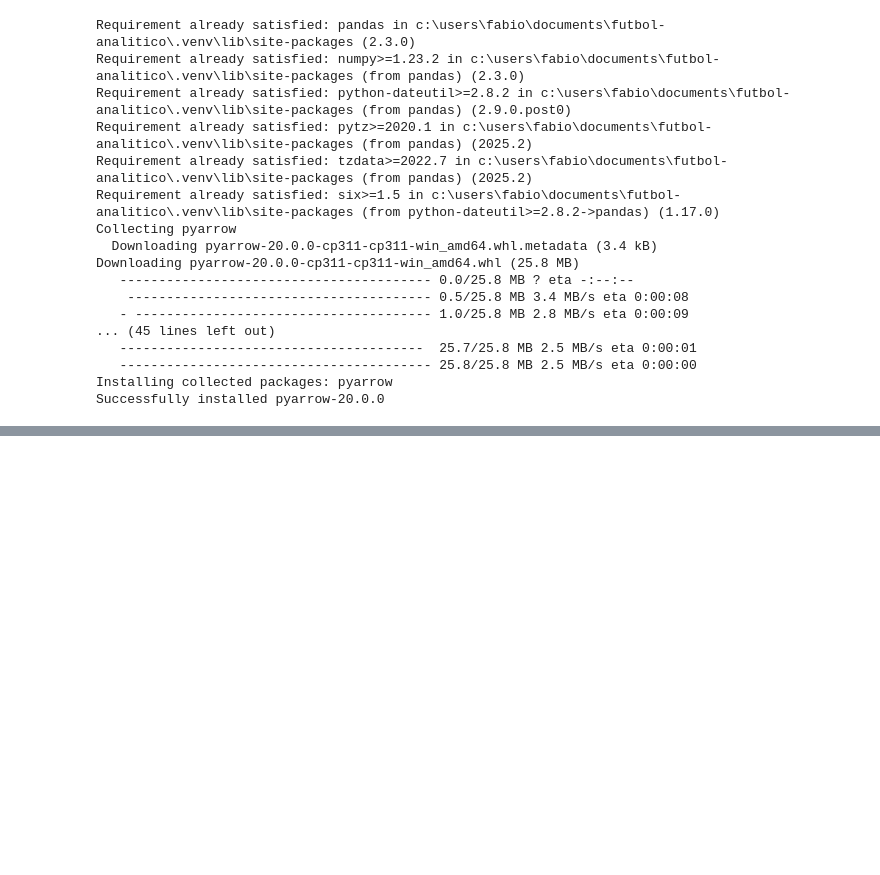
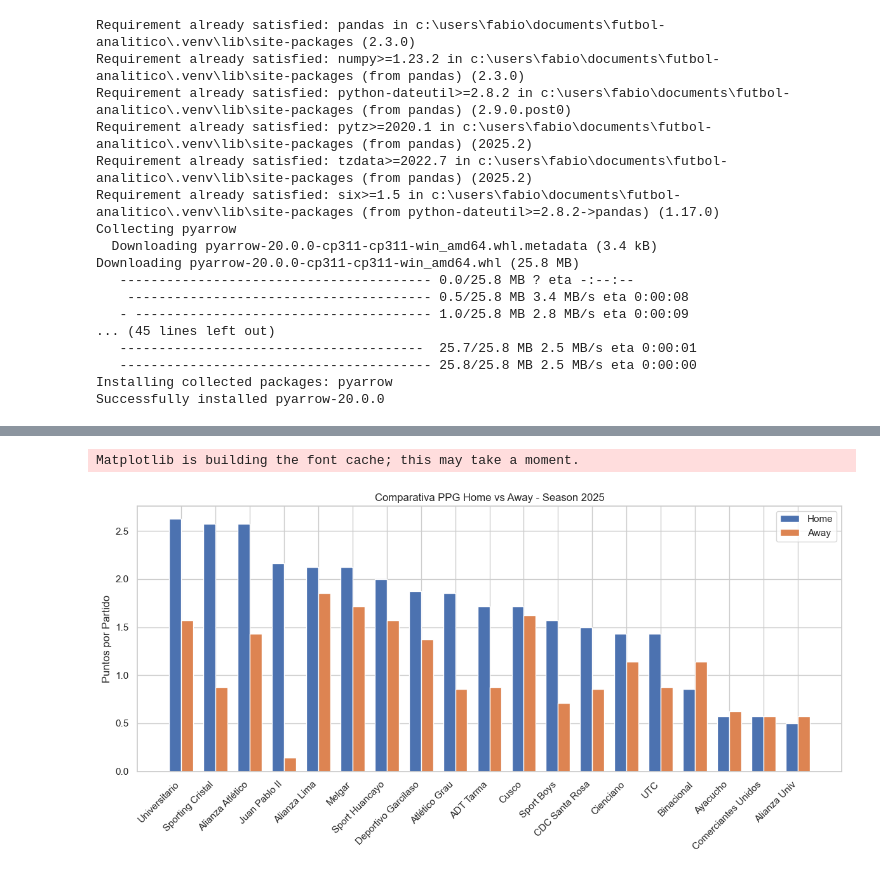
Before and after one commit to FabioMorante/futbol-analitico, a Jupyter notebook: notebooks/fbref_exploration.ipynb, the cells around one changed output, grey strips where cells are left out. Cells and saved outputs as stored; diff of their text form; code cells hidden in the pictures; blank space fills up the shorter version.

Commit message:
[FEAT]: Added metrics and some visuals w exploration in the notebook

```diff
--- a/notebooks/fbref_exploration.ipynb
+++ b/notebooks/fbref_exploration.ipynb
@@ -57,0 +111,20 @@ df.head()
+# %%
+from pathlib import Path
+import pandas as pd
+
+base_dir = Path("../data/metrics/fbref")
+df_list = []
+
+for season_path in base_dir.glob("season_*/effectiveness_by_venue/*.parquet"):
+    season = season_path.parts[-3].split("_")[1]
+    df = pd.read_parquet(season_path)
+    print(f"Archivo: {season_path}")
+    display(df.head())  # Mostrar contenido
+    df["Season"] = season
+    df_list.append(df)
+
+# Validar que se encontró data
+if df_list:
+    df_effectiveness = pd.concat(df_list, ignore_index=True)
+else:
+    raise ValueError("No se encontraron archivos Parquet en effectiveness_by_venue.")
@@ -57,0 +201,28 @@ df.head()
+# %%
+import matplotlib.pyplot as plt
+import seaborn as sns
+
+# Configurar estilo
+sns.set(style="whitegrid")
+plt.figure(figsize=(12, 6))
+
+# Ordenar por PPG Home
+pivot_sorted = pivot_2025.sort_values("PPG_Home", ascending=False)
+
+# Gráfico
+bar_width = 0.35
+teams = pivot_sorted["Team"]
+x = range(len(teams))
+
+plt.bar(x, pivot_sorted["PPG_Home"], width=bar_width, label="Home")
+plt.bar([i + bar_width for i in x], pivot_sorted["PPG_Away"], width=bar_width, label="Away")
+
+plt.xticks([i + bar_width / 2 for i in x], teams, rotation=45, ha="right")
+plt.ylabel("Puntos por Partido")
+plt.title("Comparativa PPG Home vs Away - Season 2025")
+plt.legend()
+plt.tight_layout()
+plt.show()
+# %% [output]
+Matplotlib is building the font cache; this may take a moment.
+[figure, added]
```
Also changed, not shown: parts of 15 cells of this notebook, 28 other files.
